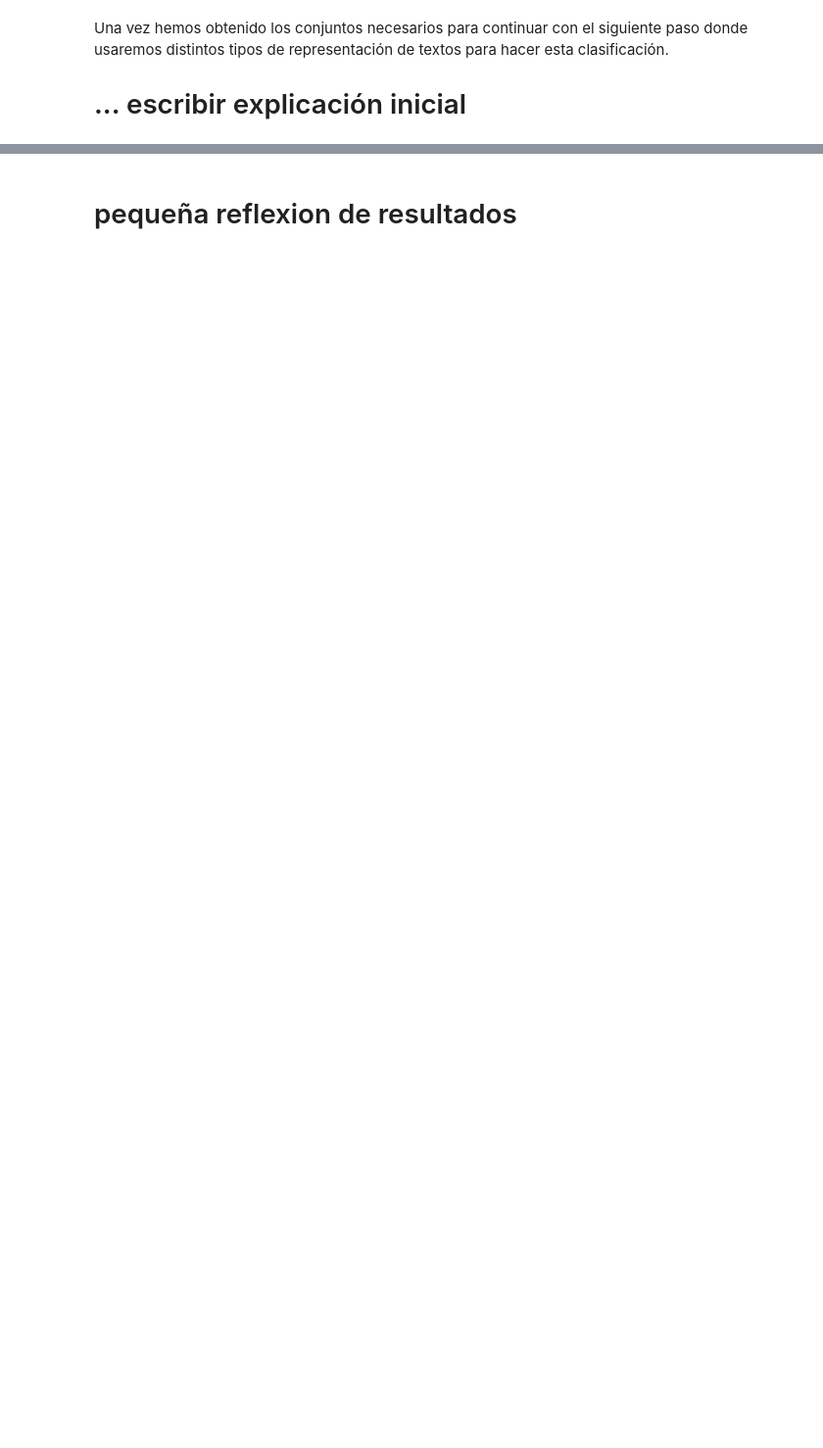
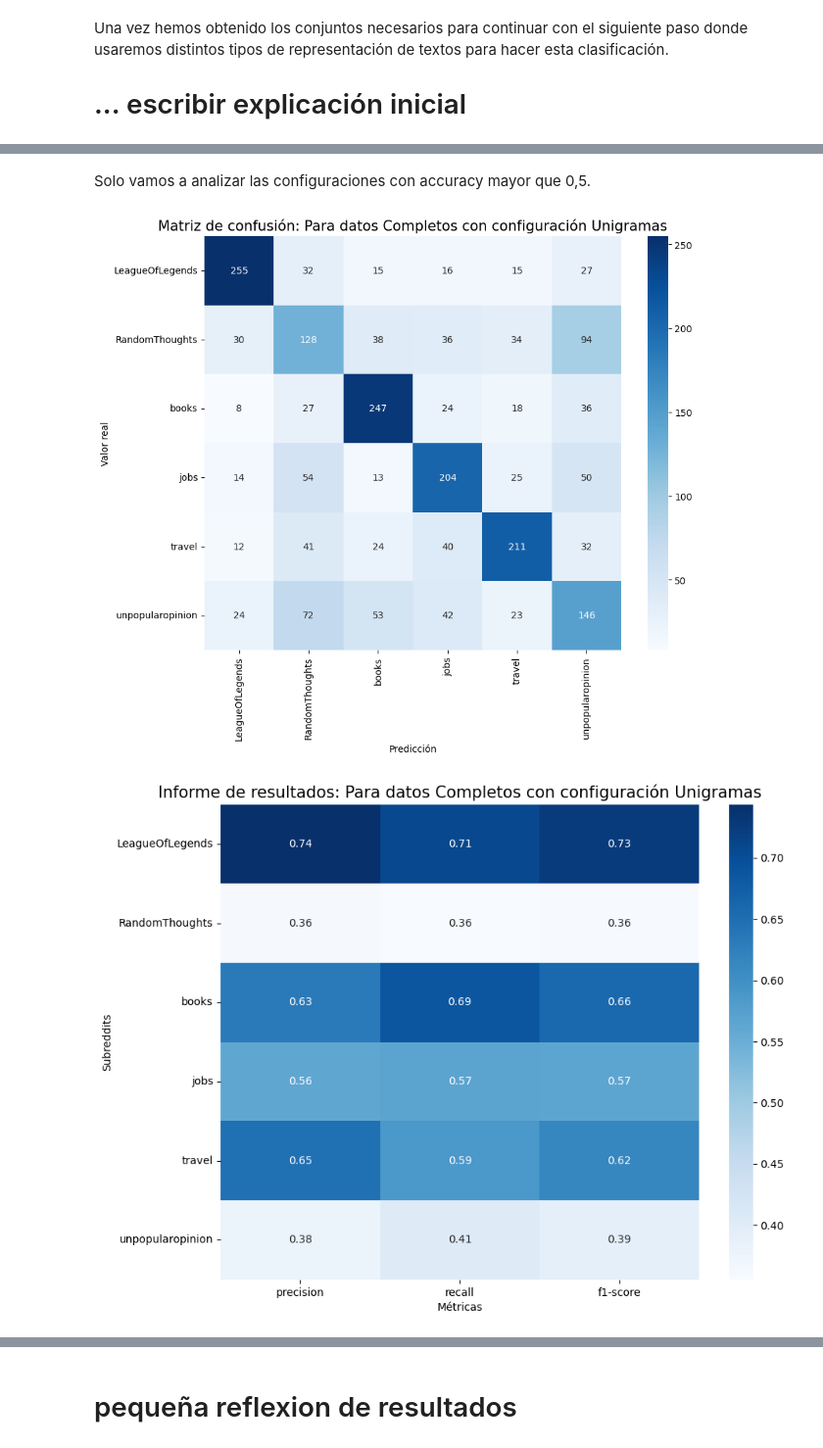
Before and after one commit to daniela-murciam-um-es/PLN-practicasParte2, a Jupyter notebook: apartado_2.ipynb, the cells around one changed output, grey strips where cells are left out. Shown at 98% size. Drawn from its saved outputs; the diff is of its cells as text; code cells hidden in the pictures; blank space fills up the shorter version.

```diff
--- a/apartado_2.ipynb
+++ b/apartado_2.ipynb
@@ -123,0 +141,32 @@ unpopularopinion       0.35      0.29      0.32       360
+# %%
+import seaborn as sns
+import matplotlib.pyplot as plt
+
+# Función auxiliar para visualizar la matriz de confusión en forma de gráfico para facilitar el análisis que realizaremos
+def plot_matriz_confusion(matriz_confusion, titulo, ejes):
+	plt.figure(figsize=(10,8))
+
+	sns.heatmap(matriz_confusion, annot=True, xticklabels=ejes, yticklabels=ejes, cmap="Blues", fmt="d")
+
+	plt.title(titulo, fontsize=15)
+	plt.xlabel("Predicción")
+	plt.ylabel("Valor real")
+	plt.show()
+# %%
+import pandas as pd
+
+# Función auxiliar para visualizar la matriz de confusión en forma de gráfico para facilitar el análisis que realizaremos
+def plot_informe_resultados(diccionario_informe, titulo):
+	# Para tener en las filas los distintos subreddits y en las columnas las métricas
+	df = pd.DataFrame(diccionario_informe).transpose()
+	df = df.drop(["accuracy", "weighted avg", "macro avg"])
+
+	plt.figure(figsize=(10,8))
+
+	# Quito la métrica support también
+	sns.heatmap(df.iloc[:, :-1], annot=True, cmap="Blues", fmt=".2f")
+
+	plt.title(titulo, fontsize=15)
+	plt.xlabel("Métricas")
+	plt.ylabel("Subreddits")
+	plt.show()
@@ -123,0 +237,13 @@ unpopularopinion       0.35      0.29      0.32       360
+# %% [markdown]
+Solo vamos a analizar las configuraciones con accuracy mayor que 0,5.
+# %%
+for (datos, config), diccionario in resultados.items():
+	if diccionario["Accuracy"] > 0.5:
+		titulo = f"Matriz de confusión: Para datos {datos} con configuración {config}"
+		plot_matriz_confusion(diccionario["Matriz de confusión"], titulo, etiquetas)
+
+		titulo = f"Informe de resultados: Para datos {datos} con configuración {config}"
+		plot_informe_resultados(diccionario["Informe de resultados"], titulo)
+# %% [output]
+[figure, added]
+[figure, added]
```
Also changed, not shown: parts of 37 cells of this notebook, 1 other file.
